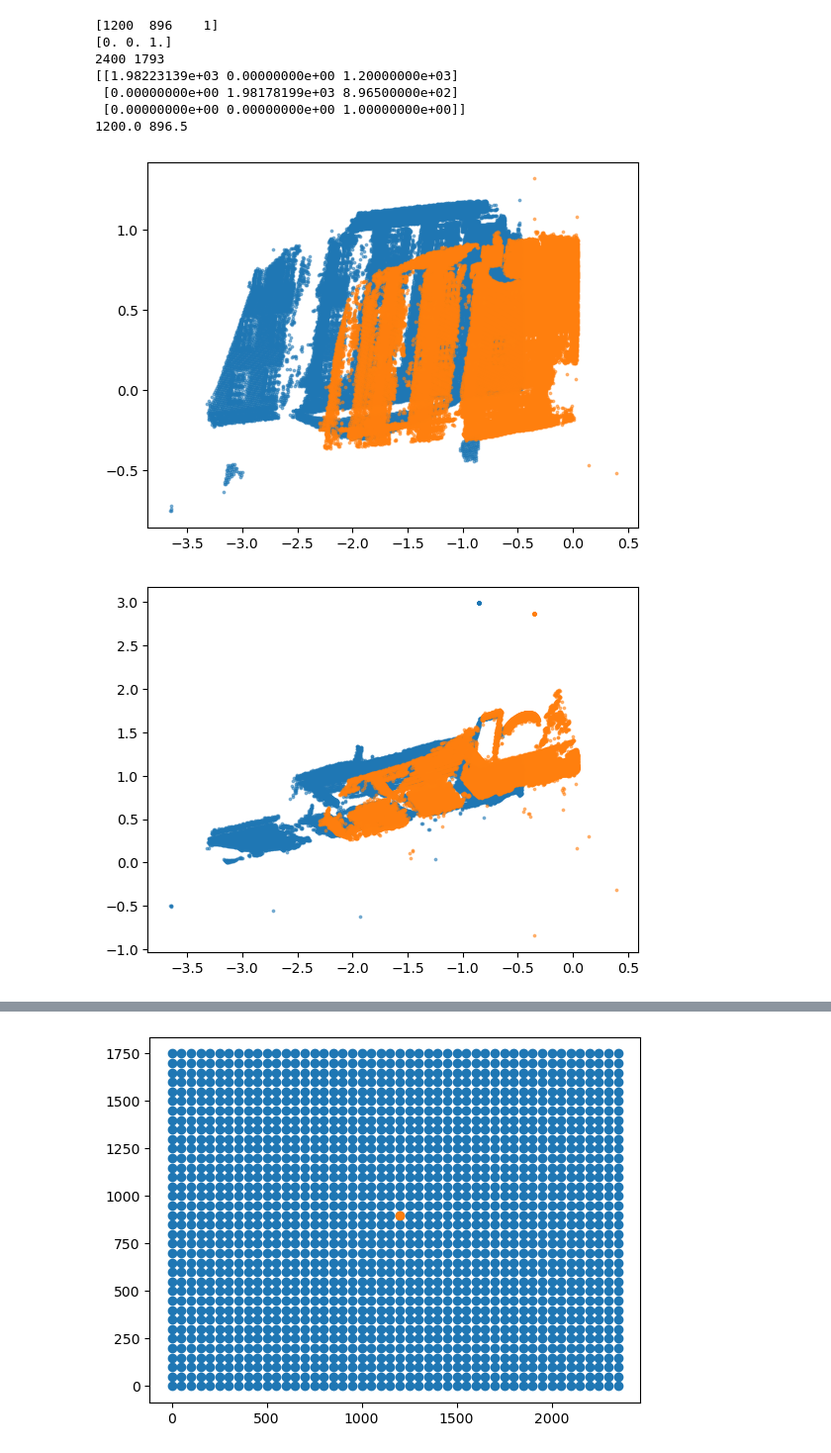
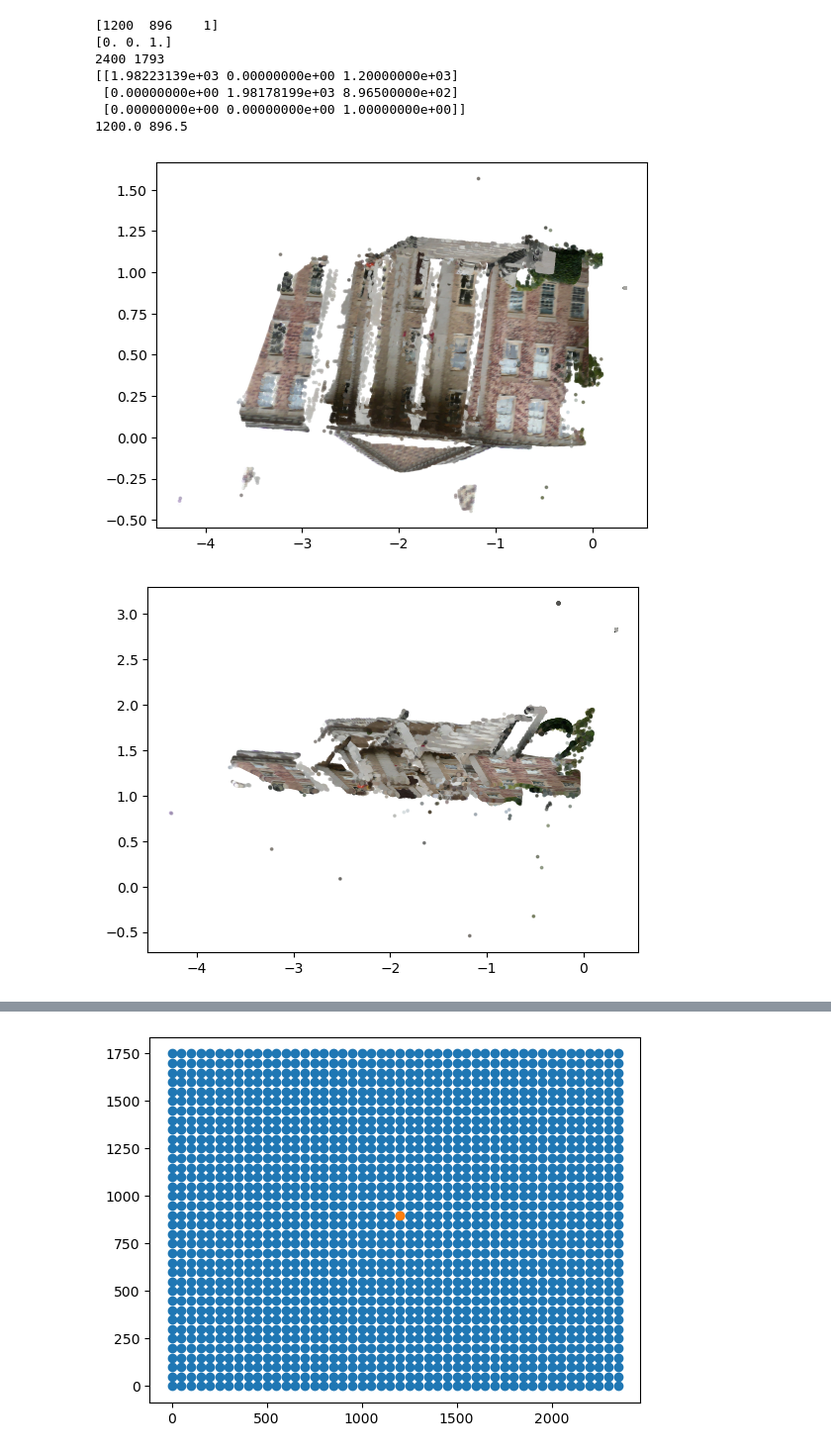
Before and after one commit to fyangch/RefinedMegaDepth, a Jupyter notebook: notebooks/overlap_score_demo.ipynb, the cells around one changed output, grey strips where cells are left out. Shown at 99% size. Cells and saved outputs as stored; diff of their text form; code cells hidden in the pictures.

```diff
--- a/notebooks/overlap_score_demo.ipynb
+++ b/notebooks/overlap_score_demo.ipynb
@@ -157,50 +160,58 @@ def backproject(id_1, down_sample=10):
     image_1 = image_dict[id_1]
     name_1 = image_dict[id_1].name
     camera_1 = camera_dict[image_1.camera_id]
-    _, R1, t1 = get_K_R_t(camera=camera_1, image=image_1, invert=False)
-    K1, _,_ = get_K_R_t(camera=camera_1, image=image_1, invert=True)
+    K1, R1, t1 = get_K_R_t(camera=camera_1, image=image_1, invert=True)
     homog_pixel_vector = assemble_homog_pixel_vector(camera_1.width,camera_1.height,down_sample)
     homog_norm_vector =  K1.T @homog_pixel_vector
 
     depth_1 = read_array(os.path.join(dense_dir, "stereo", "depth_maps", f"{name_1}.geometric.bin"))
     d = depth_1[::down_sample,::down_sample].ravel()
+
     homog_norm_vector[2]=1
     backproj = homog_norm_vector*d.reshape(1,-1)
     return R1 @ backproj + t1.reshape(-1,1)
 
-def scatter3d(data,data2=None):
+def scatter3d(data,color=None):
     # Create a 3D figure
     fig = plt.figure()
     ax = plt.axes(projection='3d')
 
     # Add the scatter plot
-    ax.scatter3D(data[0], data[1], data[2],c=data[2],s=3)
+    ax.scatter3D(data[0], data[1], data[2],c=color,s=3)
 
     # Add labels and title
     ax.set_xlabel('X')
     ax.set_ylabel('Y')
     ax.set_zlabel('Z')
 
     ax.set_title('3D Scatter Plot')
     #ax.invert_xaxis()
     ax.invert_yaxis()
     ax.invert_zaxis()
 
     # Show the plot
     plt.show()
 
+name_1 = image_dict[id_1].name
+name_2 = image_dict[id_2].name
+
+img_1 = imread(os.path.join(dense_dir, "images", name_1))
+img_2 = imread(os.path.join(dense_dir, "images", name_2))
+col1 = img_1[::10,::10].reshape(-1,3).astype(float)/255
+col2 = img_2[::10,::10].reshape(-1,3).astype(float)/255
+
 back1 = backproject(id_1)
 back2 = backproject(id_2)
-plt.scatter(back1[0],back1[1],alpha=.5,s=3)
-plt.scatter(back2[0],back2[1],alpha=.5,s=3)
+plt.scatter(back1[0],back1[1],c=col1,alpha=.5,s=3)
+plt.scatter(back2[0],back2[1],c=col2,alpha=.5,s=3)
 plt.show()
-plt.scatter(back1[0],back1[2],alpha=.5,s=3)
-plt.scatter(back2[0],back2[2],alpha=.5,s=3)
+plt.scatter(back1[0],back1[2],c=col1,alpha=.5,s=3)
+plt.scatter(back2[0],back2[2],c=col2,alpha=.5,s=3)
 plt.show()
-plt.scatter(back1[1],back1[2],alpha=.5,s=3)
-plt.scatter(back2[1],back2[2],alpha=.5,s=3)
+plt.scatter(back1[1],back1[2],c=col1,alpha=.5,s=3)
+plt.scatter(back2[1],back2[2],c=col2,alpha=.5,s=3)
 plt.show()
-scatter3d(np.hstack((back1,back2)))
+scatter3d(np.hstack((back1,back2)),color = np.vstack((col1,col2)))
 # %% [output]
-[figure, old version]
+[figure, new version]
-[figure, old version]
+[figure, new version]
```
Also changed, not shown: parts of 5 cells of this notebook.
